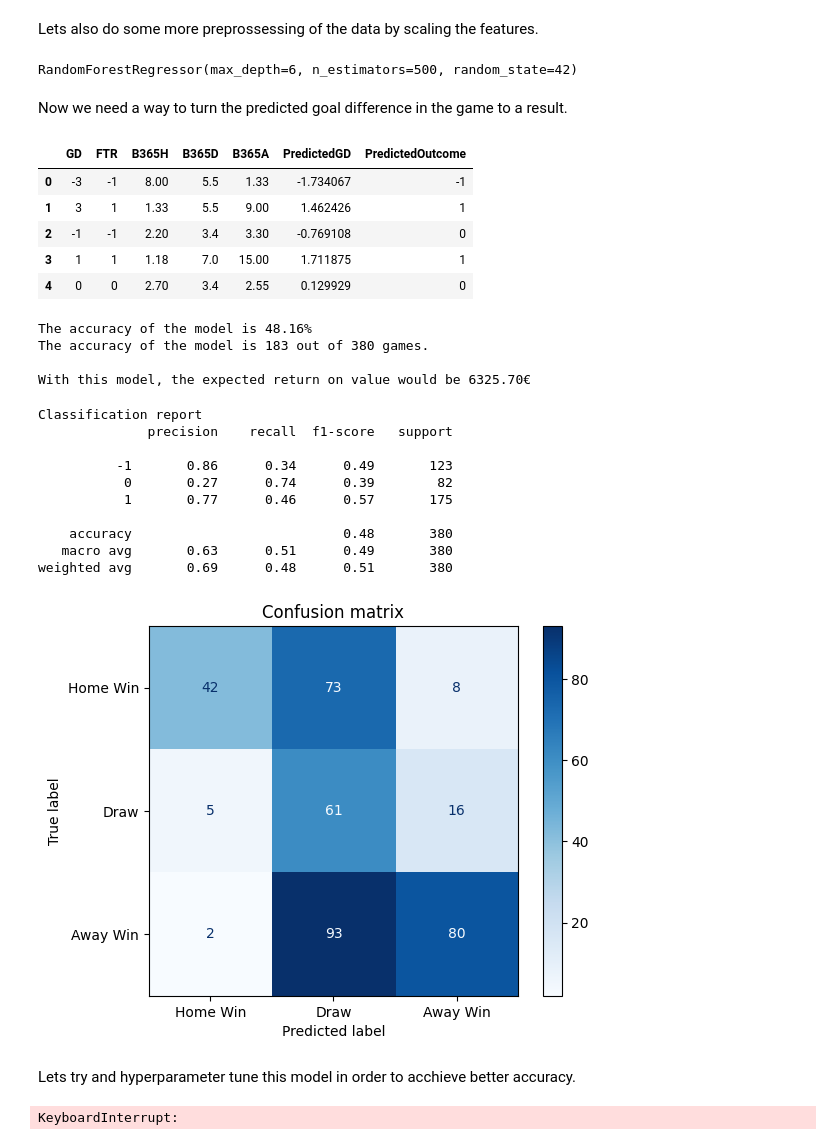
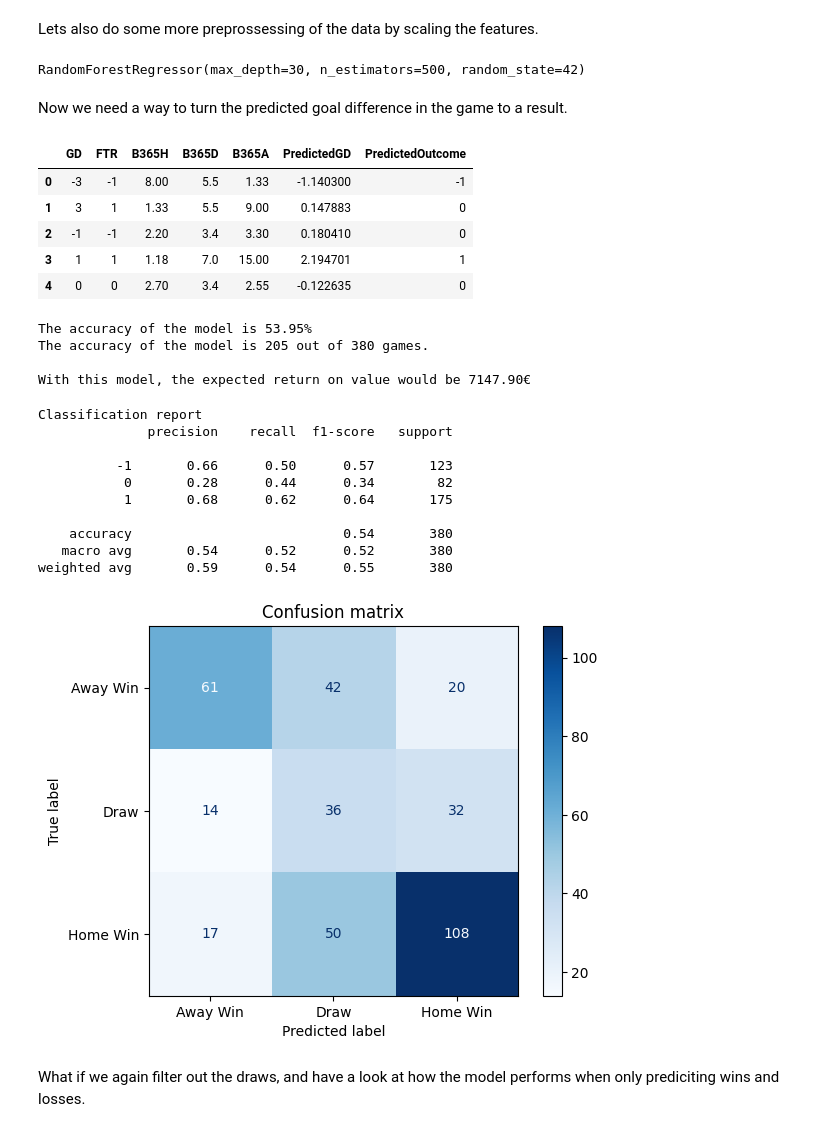
Before and after one commit to AndreasMarken/A3I-Unibo-Project, a Jupyter notebook: notebook/7. Regression.ipynb, the cells around one changed output. Saved outputs shown, nothing was run; the diff lists cells and outputs as text; code cells hidden in the pictures.

```diff
--- a/notebook/7. Regression.ipynb
+++ b/notebook/7. Regression.ipynb
@@ -43,7 +48,7 @@ df = data_aggregator.format_date(df, "Date")
 df = data_aggregator.encode_result(df,
                         mapping={"H": 1, "D": 0, "A": -1},
                         result_column="FTR")
-df = data_aggregator.create_form_data(df, form_window=5)
+df = data_aggregator.create_form_data(df, form_window=3)
 df.drop(columns=["Div", "FTHG", "FTAG", "HTHG", "HTAG", "HTR", "Referee", "HS", "AS", "HST", "AST", "HF", "AF", "HC","AC","HY","AY","HR","AR"], inplace=True)
 # %%
 df.columns
@@ -87,19 +93,19 @@ X_train = scaler.fit_transform(X_train)
 X_test = scaler.transform(X_test)
 # %%
 regr = RandomForestRegressor(n_estimators=500,
-                             max_depth=6,
+                             max_depth=30,
                              random_state=random_state)
 # %%
 regr.fit(X_train, y_train)
 # %% [output]
-RandomForestRegressor(max_depth=6, n_estimators=500, random_state=42)
+RandomForestRegressor(max_depth=30, n_estimators=500, random_state=42)
 # %%
 predicitions = regr.predict(X_test)
 # %% [markdown]
 Now we need a way to turn the predicted goal difference in the game to a result.
 # %%
 def map_result(predicitions):
-    return [1 if p >= 1 else -1 if p <= -1 else 0 for p in predicitions]
+    return [1 if p >= 1 else -1 if p <= -1 else 0 for p in map(round, predicitions)]
 # %%
 mapped_predictions = map_result(predicitions)
 # %%
@@ -107,11 +113,11 @@ predicitions_df = pd.concat([df_test[[target, "FTR", "B365H", "B365D", "B365A"]]
 predicitions_df.head()
 # %% [output]
 |  | GD | FTR | B365H | B365D | B365A | PredictedGD | PredictedOutcome |
-| 0 | -3 | -1 | 8.00 | 5.5 | 1.33 | -1.734067 | -1 |
-| 1 | 3 | 1 | 1.33 | 5.5 | 9.00 | 1.462426 | 1 |
-| 2 | -1 | -1 | 2.20 | 3.4 | 3.30 | -0.769108 | 0 |
-| 3 | 1 | 1 | 1.18 | 7.0 | 15.00 | 1.711875 | 1 |
-| 4 | 0 | 0 | 2.70 | 3.4 | 2.55 | 0.129929 | 0 |
+| 0 | -3 | -1 | 8.00 | 5.5 | 1.33 | -1.140300 | -1 |
+| 1 | 3 | 1 | 1.33 | 5.5 | 9.00 | 0.147883 | 0 |
+| 2 | -1 | -1 | 2.20 | 3.4 | 3.30 | 0.180410 | 0 |
+| 3 | 1 | 1 | 1.18 | 7.0 | 15.00 | 2.194701 | 1 |
+| 4 | 0 | 0 | 2.70 | 3.4 | 2.55 | -0.122635 | 0 |
 # %%
 accuracy, won = data_aggregator.calculate_accuracy(predicitions_df, "FTR", "PredictedOutcome")
 # %%
@@ -120,10 +126,10 @@ The accuracy of the model is {accuracy*len(predicitions_df):.0f} out of {len(pre
 """)
 print(f"With this model, the expected return on value would be {won:.2f}€")
 # %% [output]
-The accuracy of the model is 48.16%
-The accuracy of the model is 183 out of 380 games.
+The accuracy of the model is 53.95%
+The accuracy of the model is 205 out of 380 games.
 
-With this model, the expected return on value would be 6325.70€
+With this model, the expected return on value would be 7147.90€
 # %%
 print("Classification report")
 print(classification_report(predicitions_df["FTR"], predicitions_df["PredictedOutcome"]))
@@ -131,50 +137,15 @@ print(classification_report(predicitions_df["FTR"], predicitions_df["PredictedOu
 Classification report
               precision    recall  f1-score   support
 
-          -1       0.86      0.34      0.49       123
-           0       0.27      0.74      0.39        82
-           1       0.77      0.46      0.57       175
+          -1       0.66      0.50      0.57       123
+           0       0.28      0.44      0.34        82
+           1       0.68      0.62      0.64       175
 
-    accuracy                           0.48       380
-   macro avg       0.63      0.51      0.49       380
-weighted avg       0.69      0.48      0.51       380
+    accuracy                           0.54       380
+   macro avg       0.54      0.52      0.52       380
+weighted avg       0.59      0.54      0.55       380
 # %%
 cm = confusion_matrix(predicitions_df["FTR"], predicitions_df["PredictedOutcome"])
-plot_confusion_matrix(cm, ["Home Win", "Draw", "Away Win"])
+plot_confusion_matrix(cm, ["Away Win", "Draw", "Home Win"])
 # %% [output]
-[figure, old version]
+[figure, new version]
-# %% [markdown]
-Lets try and hyperparameter tune this model in order to acchieve better accuracy.
-# %%
-param_grid_rf = {
-    'n_estimators': [100, 200, 300, 400, 500],
-    'max_depth': [None, 10, 20, 30, 40, 50],
-    'min_samples_split': [2, 5, 10],
-    'min_samples_leaf': [1, 2, 4],
-    'max_features': ['auto', 'sqrt', 'log2']
-}
-
-rf_regr = RandomForestRegressor(random_state=random_state)
-
-grid_search_rf = GridSearchCV(estimator=rf_regr,
-                              param_grid=param_grid_rf,
-                              scoring='neg_mean_squared_error',
-                              cv=5,
-                              n_jobs=-1)
-
-grid_search_rf.fit(X_train, y_train)
-
-best_rf_model = grid_search_rf.best_estimator_
-best_rf_params = grid_search_rf.best_params_
-
-rf_preds = best_rf_model.predict(X_test)
-rf_mapped_predictions = map_result(rf_preds)
-
-rf_predictions_df = pd.concat([df_test[[target, "FTR", "B365H", "B365D", "B365A"]].reset_index(drop=True), pd.Series(rf_preds, name="PredictedGD"), pd.Series(rf_mapped_predictions, name="PredictedOutcome")], axis=1)
-
-rf_accuracy, rf_won = data_aggregator.calculate_accuracy(rf_predictions_df, "FTR", "PredictedOutcome")
-
-print(f"Accuracy: {rf_accuracy:.2%}")
-print(f"Expected Return: {rf_won:.2f}€")
-# %% [output]
-KeyboardInterrupt:
@@ -223,0 +154,2 @@ regressors = {
+# %% [markdown]
+What if we again filter out the draws, and have a look at how the model performs when only prediciting wins and losses.
```
Also changed, not shown: parts of 16 cells of this notebook.
